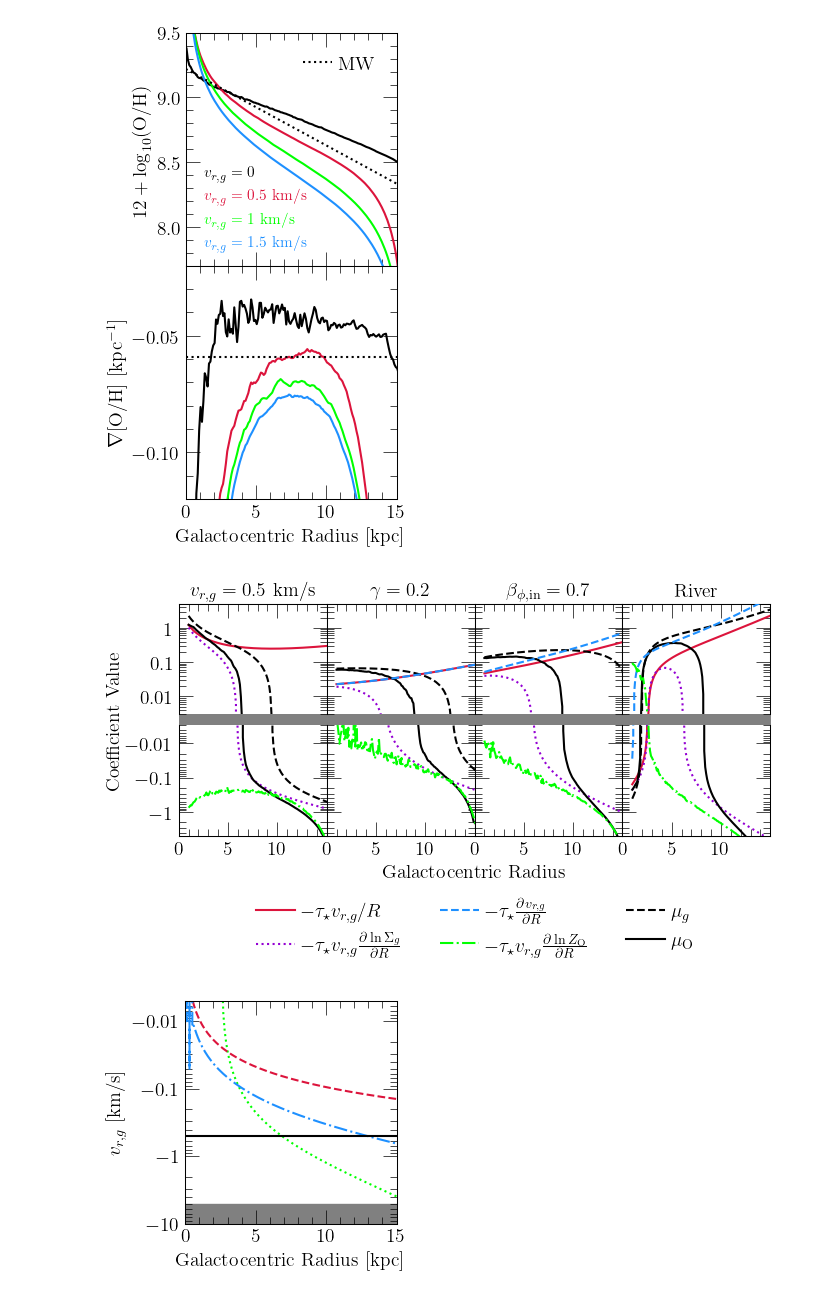
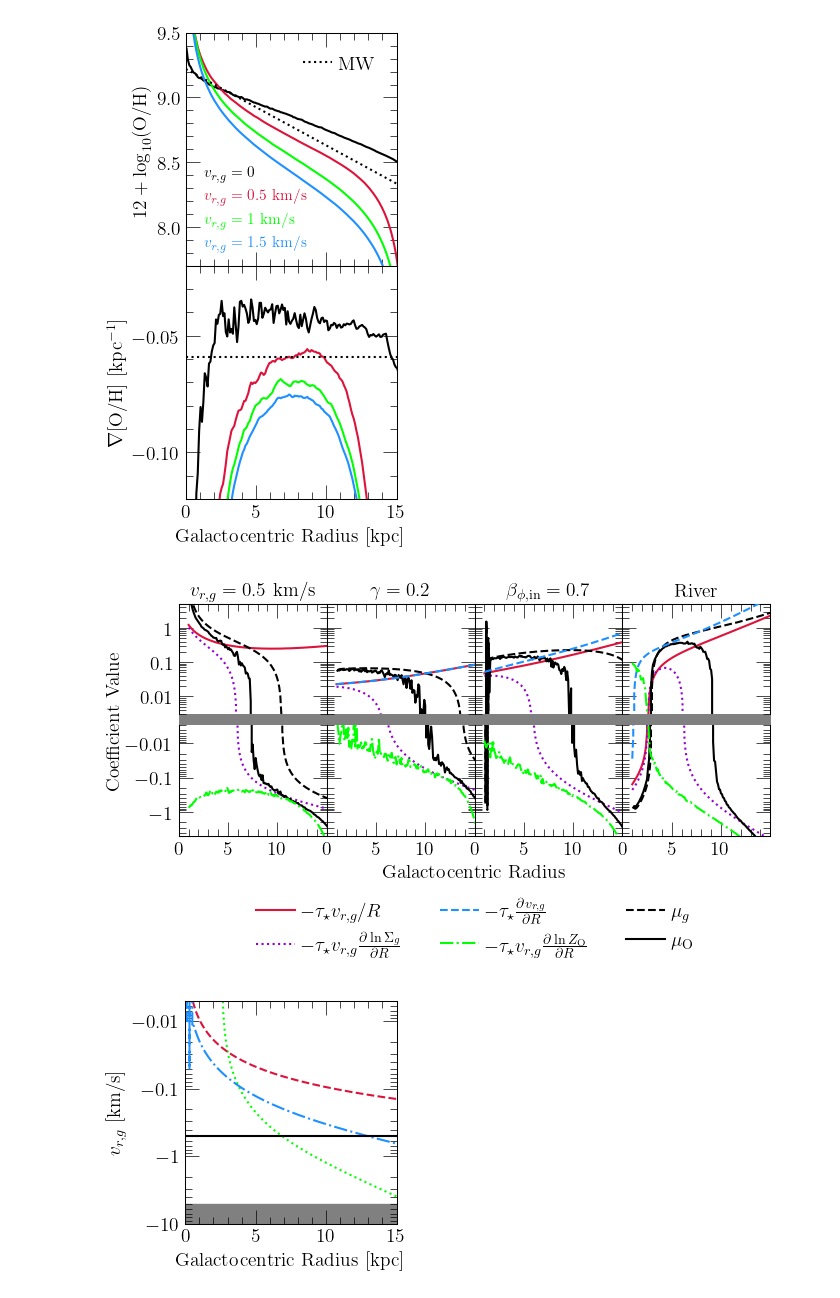
Before and after one commit to giganano/radial-flows, a Jupyter notebook: notebooks/profiles.ipynb, the cells around one changed output. Saved outputs shown, nothing was run; the diff lists cells and outputs as text; code cells hidden in the pictures.

```diff
--- a/notebooks/profiles.ipynb
+++ b/notebooks/profiles.ipynb
@@ -290,7 +290,10 @@ def plot_mu(ax_pos, ax_neg, output, lookback, zone_width = 0.1):
     ax_pos.plot(radii, gradz_term, **kwargs)
     ax_neg.plot(radii, [-g for g in gradz_term], **kwargs)
 
-    total = [a + b + c for a, b, c in zip(one_over_r_term, density_profile_term, velocity_profile_term)]
+    _, mu_g, mu_o = mu(output, lookback, zone_width = zone_width)
+
+    # total = [a + b + c for a, b, c in zip(one_over_r_term, density_profile_term, velocity_profile_term)]
+    total = mu_g[:len(radii)]
     kwargs = { # mu_gas
         "c": named_colors()["black"],
         "label": r"$\mu_g$",
@@ -306,42 +309,43 @@ def plot_mu(ax_pos, ax_neg, output, lookback, zone_width = 0.1):
         "label": r"$\mu_\text{O}$",
         "linestyle": "-"
     }
-    total = boxcarsmoothtrend(radii, total, window = 5)
+    # total = boxcarsmoothtrend(radii, total, window = 5)
+    total = mu_o[:len(radii)]
     ax_pos.plot(radii, total, **kwargs)
     ax_neg.plot(radii, [-t for t in total], **kwargs)
 
 for i in range(len(outputs)):
     plot_mu(pos[i], neg[i], outputs[i], 0)
 
 kwargs = {
     "loc": mpl_loc("upper center"),
     "bbox_to_anchor": (1, -0.4),
     # "ncol": {"mu_o": 5, "mu_g": 4}[WHICH],
     "ncol": 3,
     "handlelength": 2
 }
 neg[1].legend(**kwargs)
 
 h = 0.1
 dummy.fill_between(dummy.get_xlim(), 2 * [0.5 + h / 2], 2 * [0.5 - h / 2], color = named_colors()["grey"])
 for i in range(len(outputs)):
     negative_log(neg[i])
 plt.tight_layout()
 # plt.subplots_adjust(hspace = h, wspace = 0, bottom = 0.15, top = 0.7, right = 0.97)
 plt.subplots_adjust(hspace = h, wspace = 0, bottom = 0.32, top = 0.9, right = 0.97)
 dummy.set_position([
     neg[0].get_position().x0,
     neg[0].get_position().y0,
     neg[-1].get_position().x1 - neg[0].get_position().x0,
     pos[0].get_position().y1 - neg[0].get_position().y0
 ])
-for ext in ["pdf", "jpeg"]:
-    kwargs = {}
-    if ext == "jpeg": kwargs["dpi"] = 200
-    plt.savefig("./profiles/mu-fiducial-models.%s" % (ext), **kwargs)
+# for ext in ["pdf", "jpeg"]:
+#     kwargs = {}
+#     if ext == "jpeg": kwargs["dpi"] = 200
+#     plt.savefig("./profiles/mu-fiducial-models.%s" % (ext), **kwargs)
 plt.show()
 # %% [output]
-[figure, old version]
+[figure, new version]
 # %%
 outputs = [
     "../outputs/river/insideout",
```
Also changed, not shown: 11 other files.
